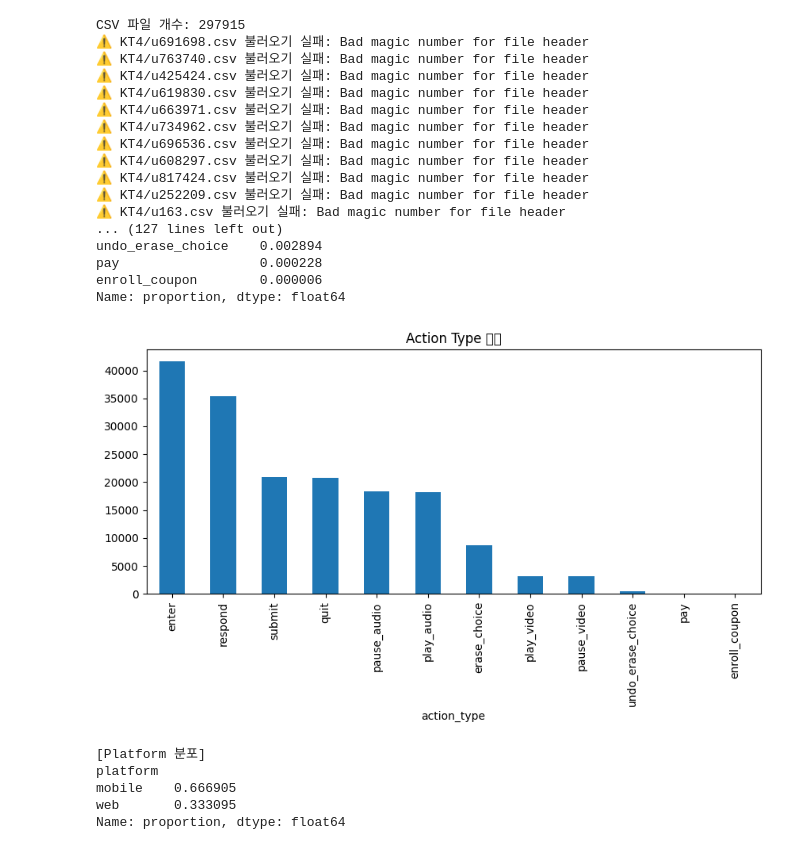
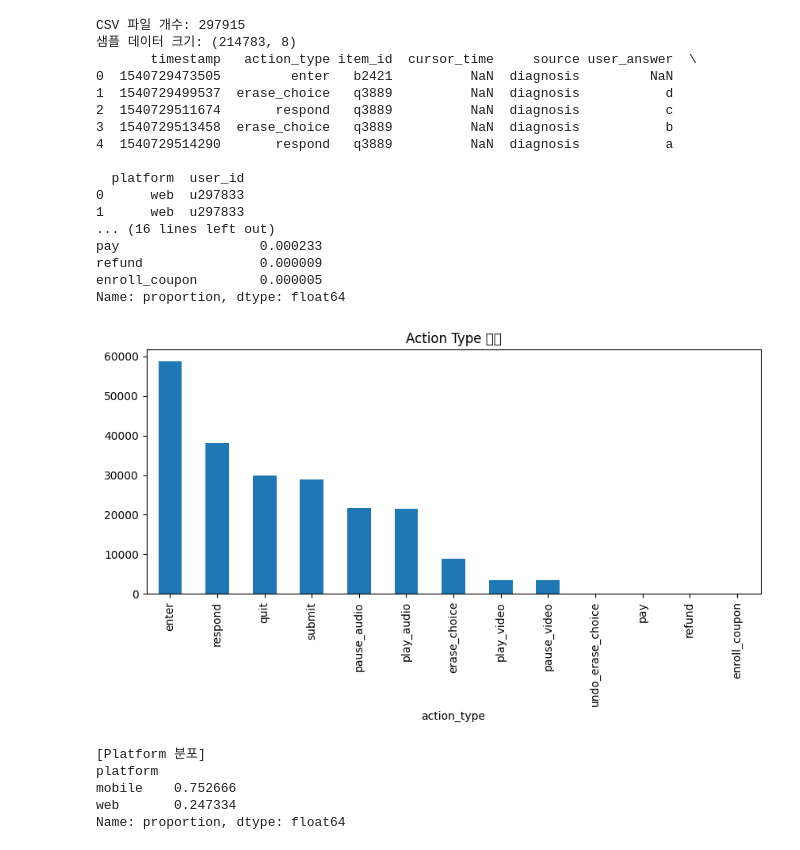
Before and after one commit to eunShim/BigDataCapstone, a Jupyter notebook: bigdatacapstone.ipynb, the cells around one changed output. Saved outputs shown, nothing was run; the diff lists cells and outputs as text; code cells hidden in the pictures.

```diff
--- a/bigdatacapstone.ipynb
+++ b/bigdatacapstone.ipynb
@@ -7,17 +7,17 @@ import pandas as pd
 import matplotlib.pyplot as plt
 
 # =======================================
-# 1. ZIP 내부에서 사용자 샘플링 (예: 500명)
+# 1. ZIP 내부 파일 읽기
 # =======================================
 zip_path = "/content/EdNet-KT4.zip"
 zf = zipfile.ZipFile(zip_path)
 
-# CSV 파일 리스트 추출 (폴더 제외)
+# CSV 파일 리스트 (폴더 제외)
 file_list = [f for f in zf.namelist() if f.endswith(".csv") and not f.endswith("/")]
-print("CSV 파일 개수:", len(file_list))  # 대략 297,915
+print("CSV 파일 개수:", len(file_list))
 
 # --------------------------
-# 2. 무작위로 500명 샘플링
+# 2. 무작위 500명 샘플링
 # --------------------------
 sample_files = random.sample(file_list, 500)
 
@@ -26,19 +26,20 @@ for f in sample_files:
     try:
         with zf.open(f) as fp:
             df = pd.read_csv(fp)
-            df["user_id"] = f.split("/")[-1].replace(".csv","")  # 파일명에서 user_id 추출
+            df["user_id"] = f.split("/")[-1].replace(".csv","")
             dfs.append(df)
-    except Exception as e:
-        print(f"⚠️ {f} 불러오기 실패:", e)
+    except Exception:
+        # 손상 파일은 그냥 무시 (출력 X)
+        continue
 
-# 전체 500명 합치기
+# 전체 합치기
 data = pd.concat(dfs, ignore_index=True)
 print("샘플 데이터 크기:", data.shape)
 print(data.head())
 
-# =======================================
+# --------------------------
 # 3. 변수별 경향성 분석
-# =======================================
+# --------------------------
 
 # (1) action_type 분포
 print("\n[Action Type 분포]")
@@ -59,53 +60,53 @@ plt.show()
 # (3) 제출 로그만 확인 (submit)
 submit_logs = data[data["action_type"]=="submit"].copy()
 print("\n[Submit 로그 예시]")
 print(submit_logs[["user_id","item_id","user_answer"]].head())
 
 # (4) cursor_time (비디오/오디오 행동)
 cursor_df = data[data["cursor_time"].notnull() & (data["cursor_time"]!="-")].copy()
 cursor_df.loc[:, "cursor_time"] = pd.to_numeric(cursor_df["cursor_time"], errors="coerce")
 print("\n[Cursor Time 기초통계]")
 print(cursor_df["cursor_time"].describe())
 
 cursor_df["cursor_time"].hist(bins=50)
 plt.title("Cursor Time 분포")
 plt.show()
 
 # (5) source 분포
 print("\n[Source 분포]")
 print(data["source"].value_counts().head(20))
 
-# =======================================
+# --------------------------
 # 4. 사용자별 기본 통계
-# =======================================
+# --------------------------
 user_stats = data.groupby("user_id").agg(
     total_actions=("action_type","count"),
     unique_items=("item_id","nunique"),
     platforms=("platform","nunique")
 )
 print("\n[사용자별 요약 통계]")
 print(user_stats.describe())
 # %% [output]
 CSV 파일 개수: 297915
-⚠️ KT4/u691698.csv 불러오기 실패: Bad magic number for file header
-⚠️ KT4/u763740.csv 불러오기 실패: Bad magic number for file header
-⚠️ KT4/u425424.csv 불러오기 실패: Bad magic number for file header
-⚠️ KT4/u619830.csv 불러오기 실패: Bad magic number for file header
-⚠️ KT4/u663971.csv 불러오기 실패: Bad magic number for file header
-⚠️ KT4/u734962.csv 불러오기 실패: Bad magic number for file header
-⚠️ KT4/u696536.csv 불러오기 실패: Bad magic number for file header
-⚠️ KT4/u608297.csv 불러오기 실패: Bad magic number for file header
-⚠️ KT4/u817424.csv 불러오기 실패: Bad magic number for file header
-⚠️ KT4/u252209.csv 불러오기 실패: Bad magic number for file header
-⚠️ KT4/u163.csv 불러오기 실패: Bad magic number for file header
-... (127 lines left out)
-undo_erase_choice    0.002894
-pay                  0.000228
-enroll_coupon        0.000006
+샘플 데이터 크기: (214783, 8)
+       timestamp   action_type item_id  cursor_time     source user_answer  \
+0  1540729473505         enter   b2421          NaN  diagnosis         NaN
+1  1540729499537  erase_choice   q3889          NaN  diagnosis           d
+2  1540729511674       respond   q3889          NaN  diagnosis           c
+3  1540729513458  erase_choice   q3889          NaN  diagnosis           b
+4  1540729514290       respond   q3889          NaN  diagnosis           a
+
+  platform  user_id
+0      web  u297833
+1      web  u297833
+... (16 lines left out)
+pay                  0.000233
+refund               0.000009
+enroll_coupon        0.000005
 Name: proportion, dtype: float64
-[figure, old version]
+[figure, new version]
 [Platform 분포]
 platform
-mobile    0.666905
-web       0.333095
+mobile    0.752666
+web       0.247334
 Name: proportion, dtype: float64
```
Also changed, not shown: parts of 1 cell of this notebook.
